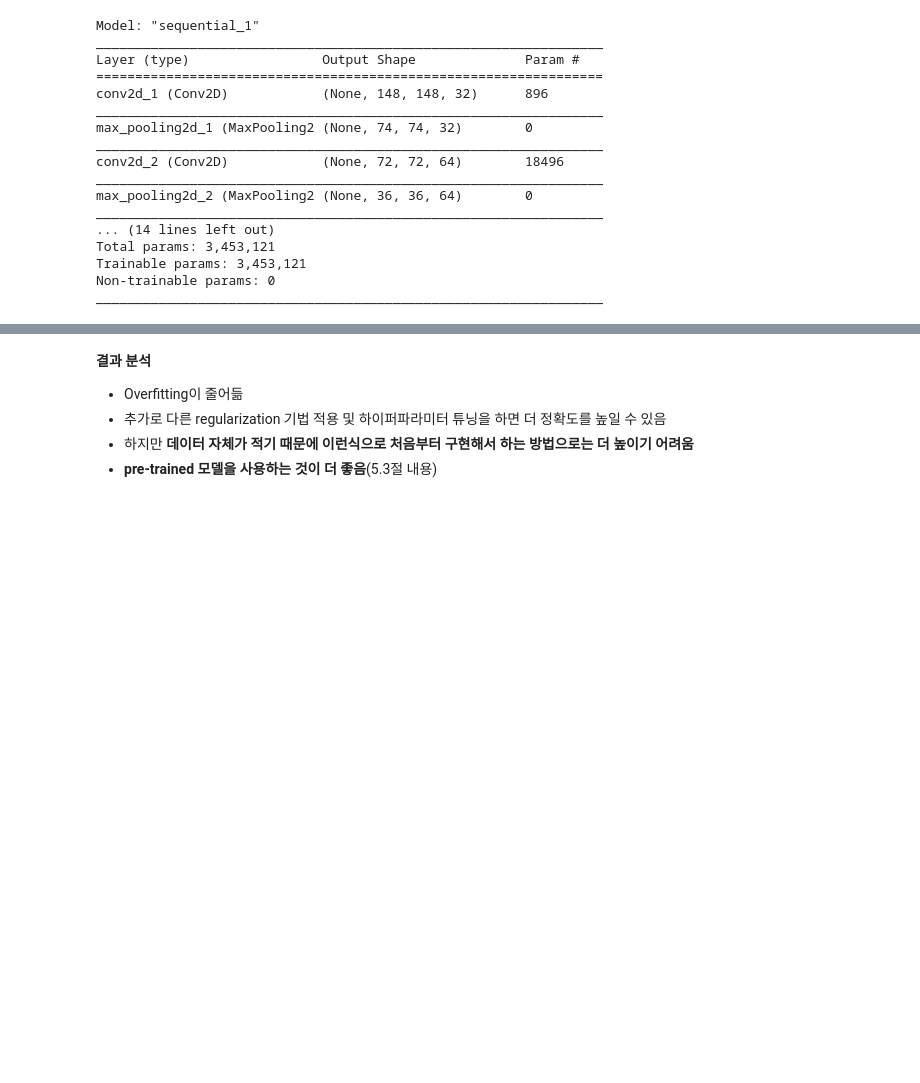
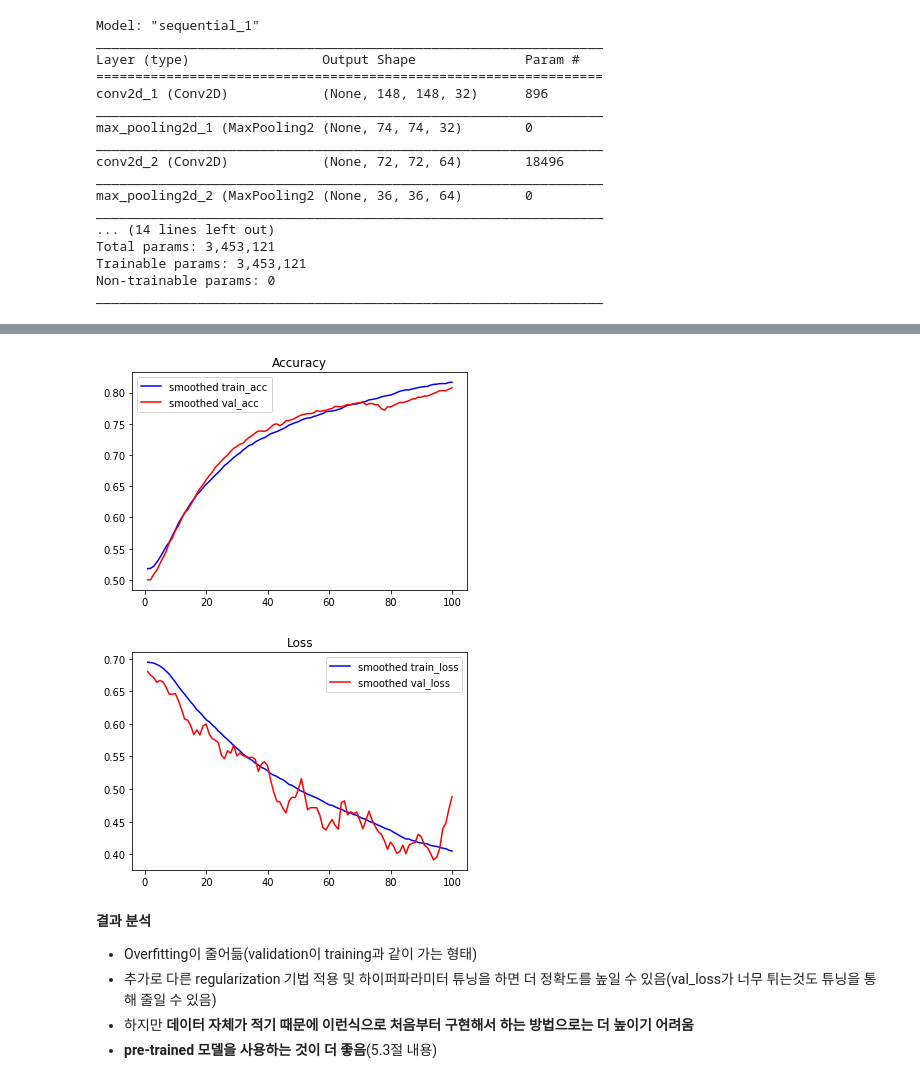
Before and after one commit to younnggsuk/DeepLearningWithPython, a Jupyter notebook: ch5/5_2_training_a_convent_from_scratch_on_small_dataset.ipynb, the cells around one changed output, grey strips where cells are left out. Cells and saved outputs as stored; diff of their text form; code cells hidden in the pictures; blank space fills up the shorter version.

```diff
--- a/ch5/5_2_training_a_convent_from_scratch_on_small_dataset.ipynb
+++ b/ch5/5_2_training_a_convent_from_scratch_on_small_dataset.ipynb
@@ -516,6 +542,35 @@ plt.show()
+# %%
+# 그래프의 값 변동이 심하므로 지수이동평균 적용
+
+def smooth_curve(points, factor=0.9):
+    smoothed_curve = []
+    for point in points:
+        if smoothed_curve:
+            prev = smoothed_curve[-1]
+            smoothed_curve.append(prev*factor + point*(1-factor))
+        else:
+            smoothed_curve.append(point)
+
+    return smoothed_curve
+
+
+plt.plot(epochs, smooth_curve(acc), 'b', label='smoothed train_acc')
+plt.plot(epochs, smooth_curve(val_acc), 'r', label='smoothed val_acc')
+plt.title("Accuracy")
+plt.legend()
+plt.figure()
+
+plt.plot(epochs, smooth_curve(loss), 'b', label='smoothed train_loss')
+plt.plot(epochs, smooth_curve(val_loss), 'r', label='smoothed val_loss')
+plt.title("Loss")
+plt.legend()
+plt.show()
+# %% [output]
+[figure, added]
+[figure, added]
 # %% [markdown]
 **결과 분석**
-- Overfitting이 줄어듦
-- 추가로 다른 regularization 기법 적용 및 하이퍼파라미터 튜닝을 하면 더 정확도를 높일 수 있음
+- Overfitting이 줄어듦(validation이 training과 같이 가는 형태)
+- 추가로 다른 regularization 기법 적용 및 하이퍼파라미터 튜닝을 하면 더 정확도를 높일 수 있음(val_loss가 너무 튀는것도 튜닝을 통해 줄일 수 있음)
 - 하지만 **데이터 자체가 적기 때문에 이런식으로 처음부터 구현해서 하는 방법으로는 더 높이기 어려움**
 - **pre-trained 모델을 사용하는 것이 더 좋음**(5.3절 내용)
```
Also changed, not shown: parts of 7 cells of this notebook.
